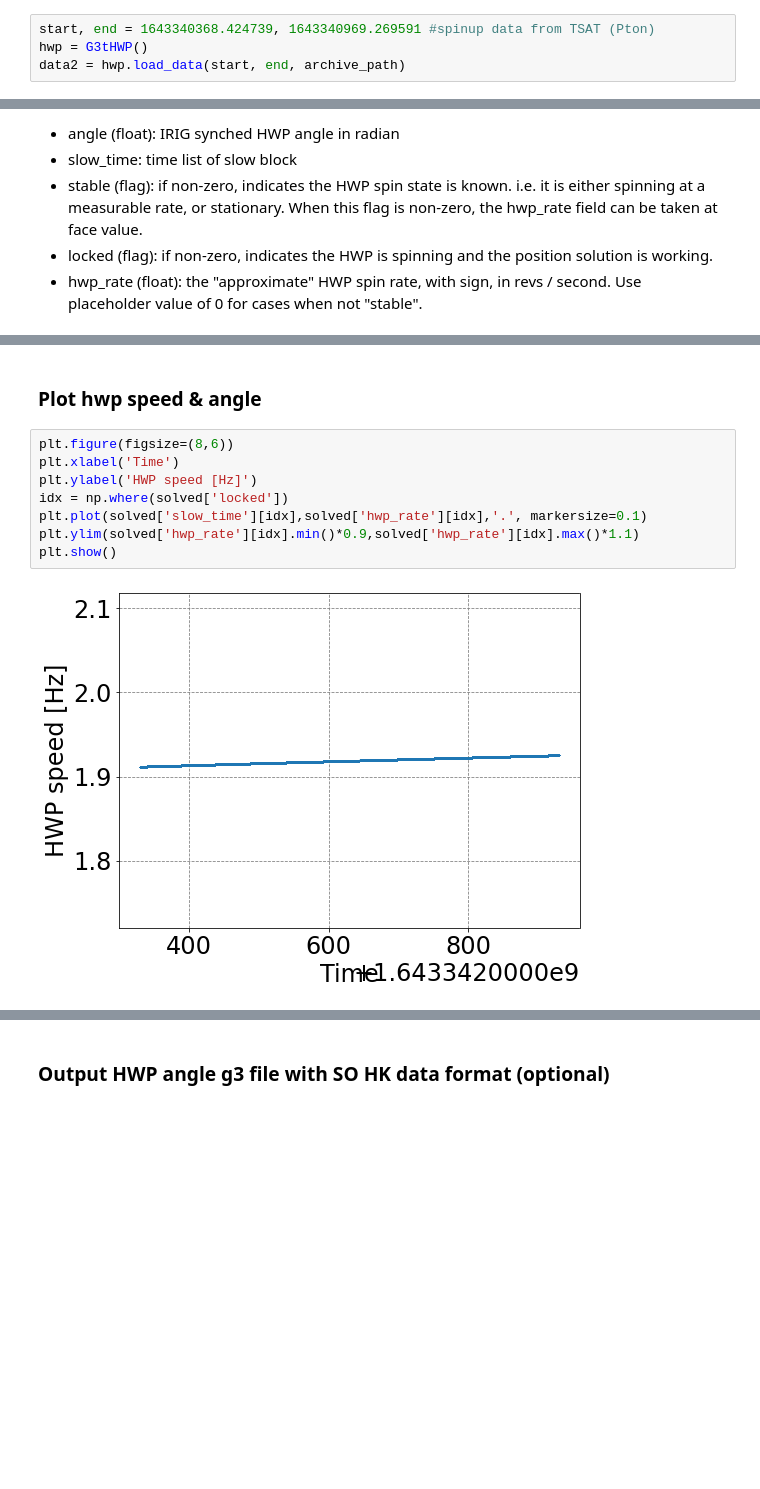
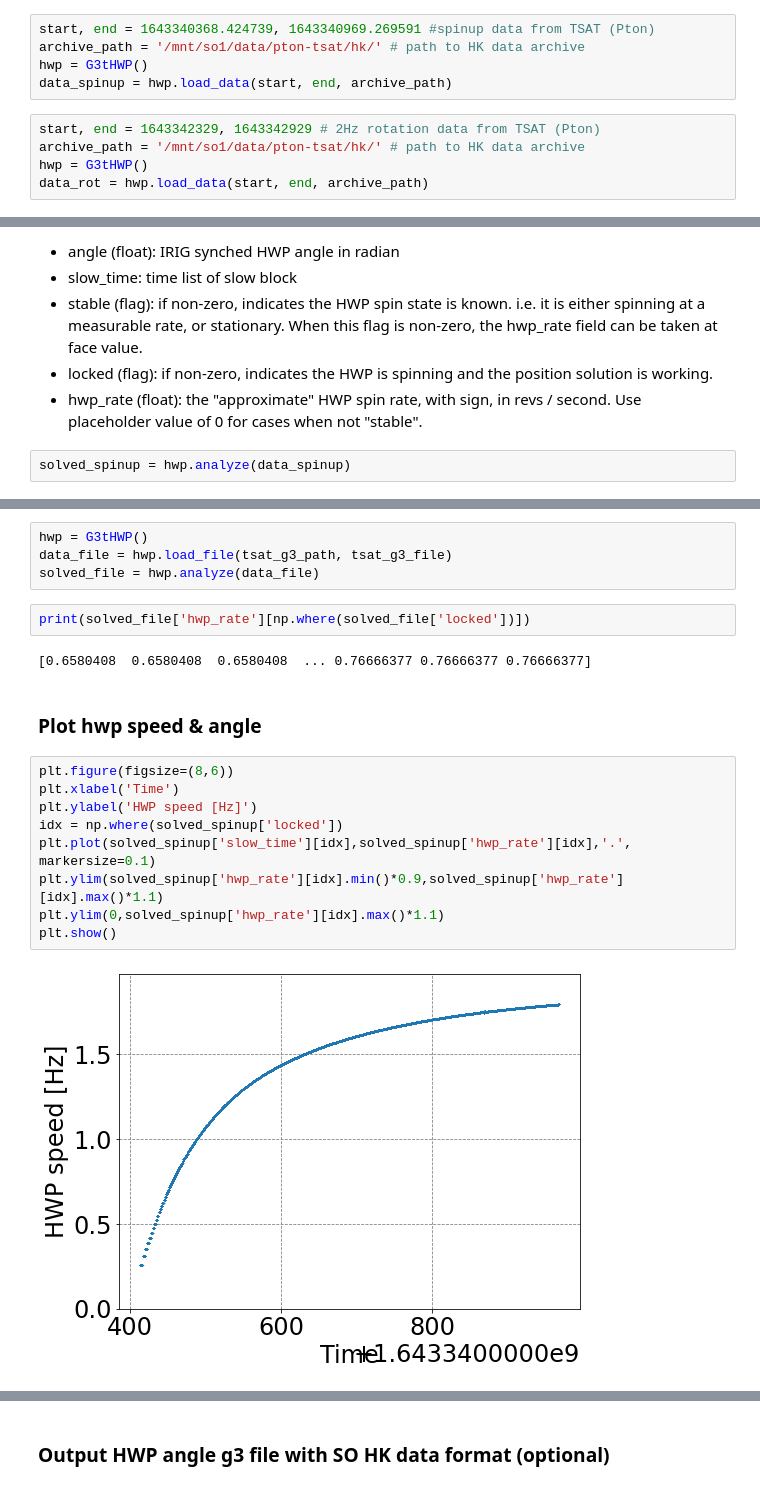
Before and after one commit to yukisakurai/so_pwg_tutorial, a Jupyter notebook: tutorial_hwp.ipynb, the cells around one changed output, grey strips where cells are left out. Cells and saved outputs as stored; diff of their text form; blank space fills up the shorter version.

```diff
--- a/tutorial_hwp.ipynb
+++ b/tutorial_hwp.ipynb
@@ -53,7 +31,13 @@ data = hwp.load_data(start, end, archive_path)
 # %%
 start, end = 1643340368.424739, 1643340969.269591 #spinup data from TSAT (Pton)
+archive_path = '/mnt/so1/data/pton-tsat/hk/' # path to HK data archive
 hwp = G3tHWP()
-data2 = hwp.load_data(start, end, archive_path)
+data_spinup = hwp.load_data(start, end, archive_path)
+# %%
+start, end = 1643342329, 1643342929 # 2Hz rotation data from TSAT (Pton)
+archive_path = '/mnt/so1/data/pton-tsat/hk/' # path to HK data archive
+hwp = G3tHWP()
+data_rot = hwp.load_data(start, end, archive_path)
 # %% [markdown]
 ### Analyze loaded HWP parameters and return angles
 Return  dict{fast_time, angle, slow_time, stable, locked, hwp_rate}
@@ -63,4 +47,6 @@ Return  dict{fast_time, angle, slow_time, stable, locked, hwp_rate}
 * stable (flag): if non-zero, indicates the HWP spin state is known. i.e. it is either spinning at a measurable rate, or stationary.  When this flag is non-zero, the hwp_rate field can be taken at face value.
 * locked (flag): if non-zero, indicates the HWP is spinning and the position solution is working.
 * hwp_rate (float): the "approximate" HWP spin rate, with sign, in revs / second.  Use placeholder value of 0 for cases when not "stable".
+# %%
+solved_spinup = hwp.analyze(data_spinup)
 # %%
@@ -68,12 +60,21 @@ solved = hwp.analyze(data)
+# %%
+hwp = G3tHWP()
+data_file = hwp.load_file(tsat_g3_path, tsat_g3_file)
+solved_file = hwp.analyze(data_file)
+# %%
+print(solved_file['hwp_rate'][np.where(solved_file['locked'])])
+# %% [output]
+[0.6580408  0.6580408  0.6580408  ... 0.76666377 0.76666377 0.76666377]
 # %% [markdown]
 ### Plot hwp speed & angle
 # %%
 plt.figure(figsize=(8,6))
 plt.xlabel('Time')
 plt.ylabel('HWP speed [Hz]')
-idx = np.where(solved['locked'])
-plt.plot(solved['slow_time'][idx],solved['hwp_rate'][idx],'.', markersize=0.1)
-plt.ylim(solved['hwp_rate'][idx].min()*0.9,solved['hwp_rate'][idx].max()*1.1)
+idx = np.where(solved_spinup['locked'])
+plt.plot(solved_spinup['slow_time'][idx],solved_spinup['hwp_rate'][idx],'.', markersize=0.1)
+plt.ylim(solved_spinup['hwp_rate'][idx].min()*0.9,solved_spinup['hwp_rate'][idx].max()*1.1)
+plt.ylim(0,solved_spinup['hwp_rate'][idx].max()*1.1)
 plt.show()
 # %% [output]
-[figure, old version]
+[figure, new version]
```
Also changed, not shown: parts of 15 cells of this notebook.
